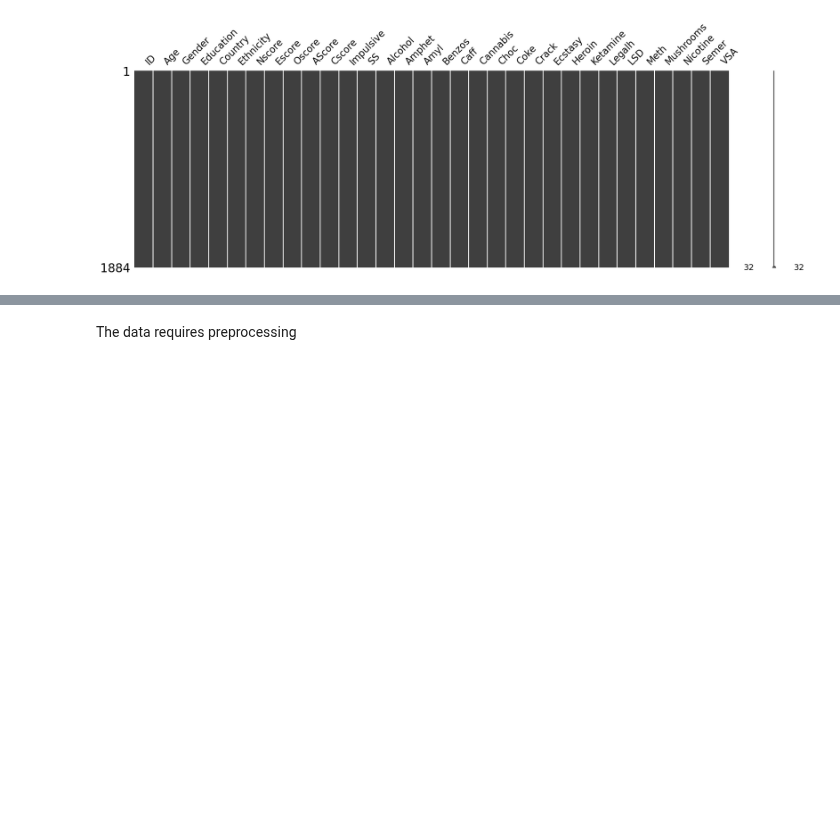
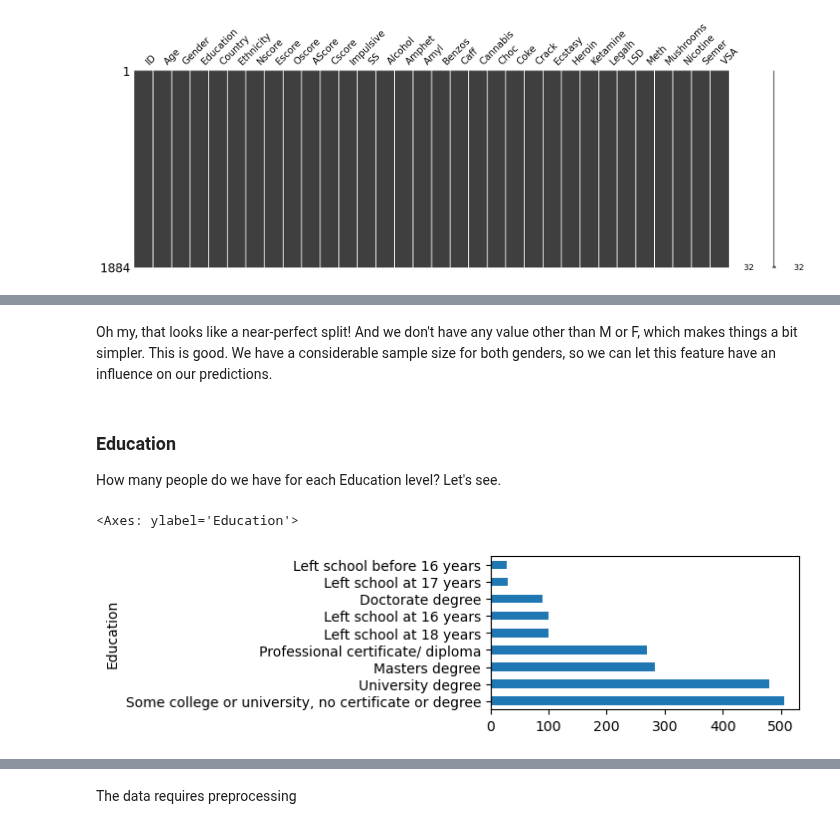
Before and after one commit to maksio420/ML, a Jupyter notebook: 7-final-drugs-anal/7. Final Group Project.ipynb, the cells around one changed output, grey strips where cells are left out. Drawn from its saved outputs; the diff is of its cells as text; code cells hidden in the pictures; blank space fills up the shorter version.

```diff
--- a/7-final-drugs-anal/7. Final Group Project.ipynb
+++ b/7-final-drugs-anal/7. Final Group Project.ipynb
@@ -193,0 +270,13 @@ As you can see there are no missing values in this data. We are lucky.
+# %% [markdown]
+Oh my, that looks like a near-perfect split! And we don't have any value other than M or F, which makes things a bit simpler. This is good. We have a considerable sample size for both genders, so we can let this feature have an influence on our predictions.
+# %% [markdown]
+### Education
+How many people do we have for each Education level? Let's see.
+# %%
+just_education = dataRaw['Education']
+
+plt.figure(figsize=(4,2))
+just_education.value_counts().plot(kind='barh')
+# %% [output]
+<Axes: ylabel='Education'>
+[figure, added]
```
Also changed, not shown: parts of 29 cells of this notebook.
